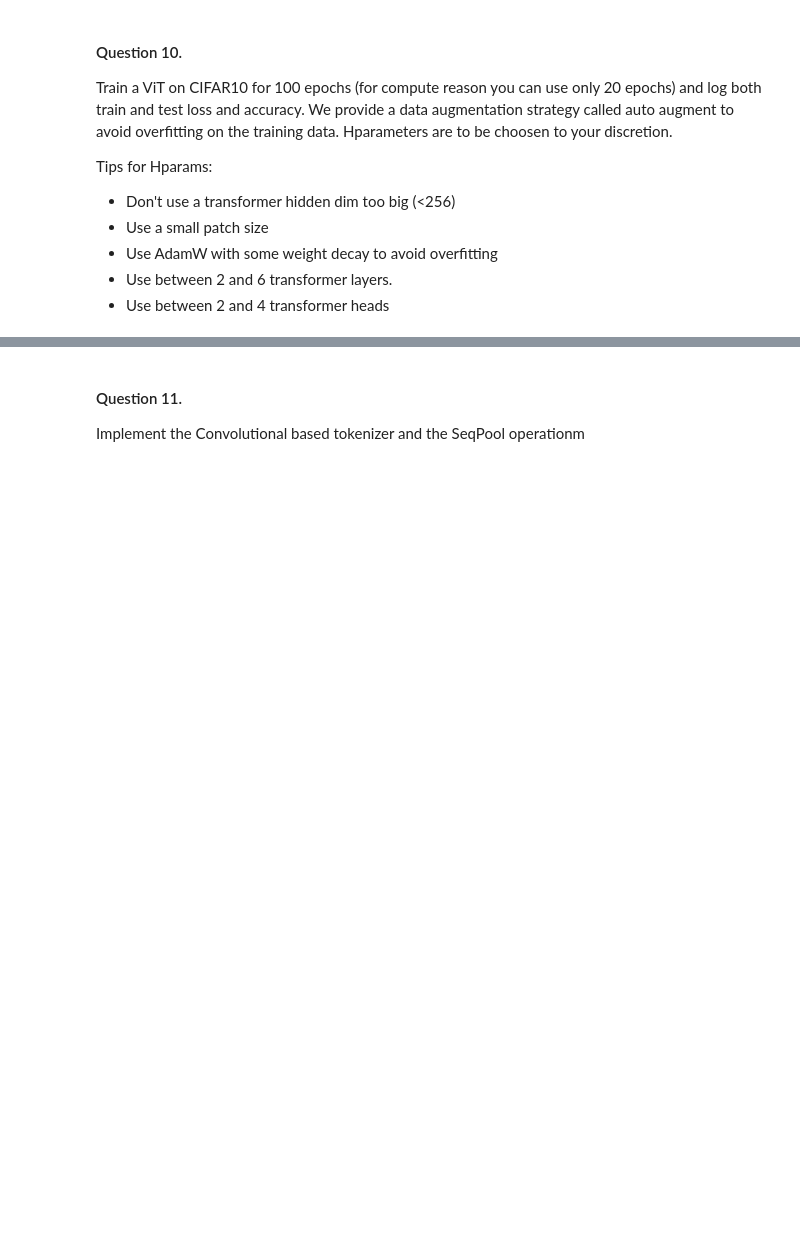
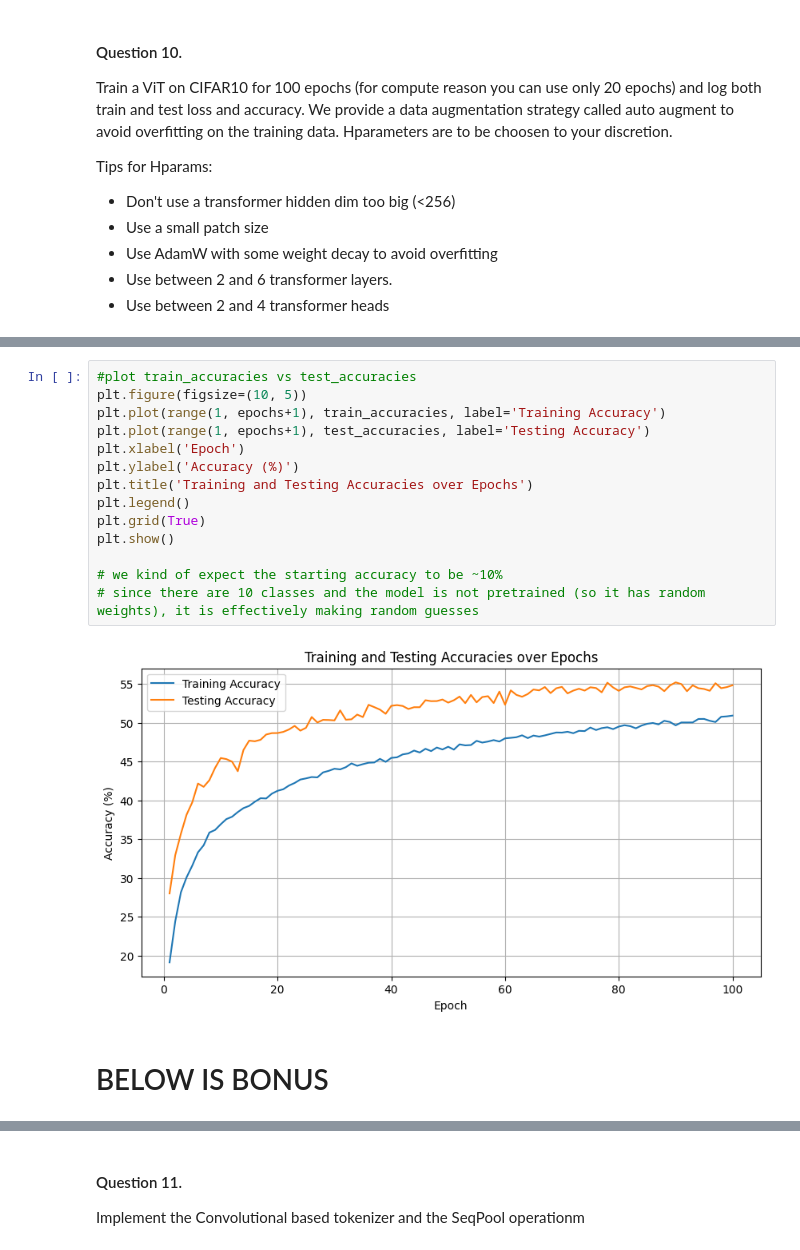
Before and after one commit to vmic2002/VisionTransformer, a Jupyter notebook: lab2_transformers.ipynb, the cells around one changed output, grey strips where cells are left out. Drawn from its saved outputs; the diff is of its cells as text; blank space fills up the shorter version.

```diff
--- a/lab2_transformers.ipynb
+++ b/lab2_transformers.ipynb
@@ -561,3 +614,21 @@ for epoch in range(epochs):
+# %%
+#plot train_accuracies vs test_accuracies
+plt.figure(figsize=(10, 5))
+plt.plot(range(1, epochs+1), train_accuracies, label='Training Accuracy')
+plt.plot(range(1, epochs+1), test_accuracies, label='Testing Accuracy')
+plt.xlabel('Epoch')
+plt.ylabel('Accuracy (%)')
+plt.title('Training and Testing Accuracies over Epochs')
+plt.legend()
+plt.grid(True)
+plt.show()
+
+# we kind of expect the starting accuracy to be ~10%
+# since there are 10 classes and the model is not pretrained (so it has random weights), it is effectively making random guesses
+# %% [output]
+[figure, added]
+# %% [markdown]
+ # BELOW IS BONUS
 # %% [markdown]
 ## Compact Convolutional Transformer
 The previous network requires a lot of compute and data to be trained. As we mentionned before, the transformer removes the inductive bias of convnets which requires more data to be trained.
```
Also changed, not shown: parts of 8 cells of this notebook.
